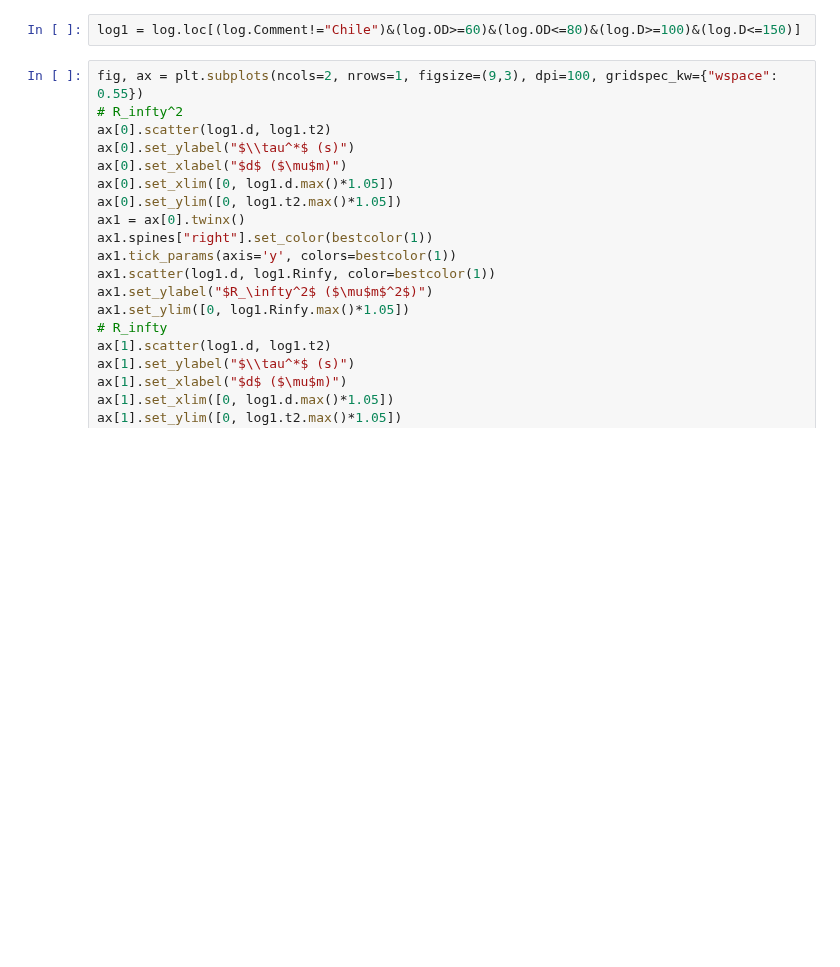
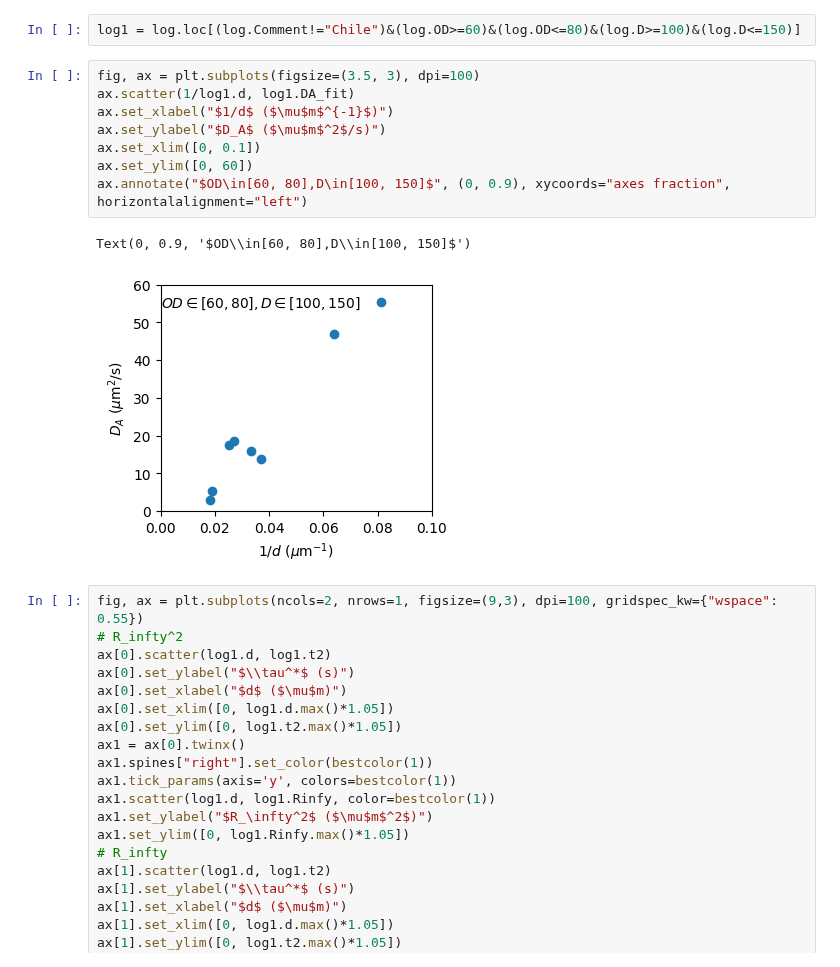
Before and after one commit to ZLoverty/DE, a Jupyter notebook: Code/DE data analysis.ipynb, the cells around one changed output. Drawn from its saved outputs; the diff is of its cells as text; blank space fills up the shorter version.

```diff
--- a/Code/DE data analysis.ipynb
+++ b/Code/DE data analysis.ipynb
@@ -37,6 +38,17 @@ Here, using the limited data, I fix two parameters out of three ($OD$, $D$ and $
 It could be interesting to plot similar data in two panels: one being $R_\infty^2$ and the other being $R_\infty$. The current subset shows that $R_\infty$ follows $\tau^*$ better.
 # %%
 log1 = log.loc[(log.Comment!="Chile")&(log.OD>=60)&(log.OD<=80)&(log.D>=100)&(log.D<=150)]
+# %%
+fig, ax = plt.subplots(figsize=(3.5, 3), dpi=100)
+ax.scatter(1/log1.d, log1.DA_fit)
+ax.set_xlabel("$1/d$ ($\mu$m$^{-1}$)")
+ax.set_ylabel("$D_A$ ($\mu$m$^2$/s)")
+ax.set_xlim([0, 0.1])
+ax.set_ylim([0, 60])
+ax.annotate("$OD\in[60, 80],D\in[100, 150]$", (0, 0.9), xycoords="axes fraction", horizontalalignment="left")
+# %% [output]
+Text(0, 0.9, '$OD\\in[60, 80],D\\in[100, 150]$')
+[figure, added]
 # %%
 fig, ax = plt.subplots(ncols=2, nrows=1, figsize=(9,3), dpi=100, gridspec_kw={"wspace": 0.55})
 # R_infty^2
```
Also changed, not shown: parts of 19 cells of this notebook, 3 other files.
